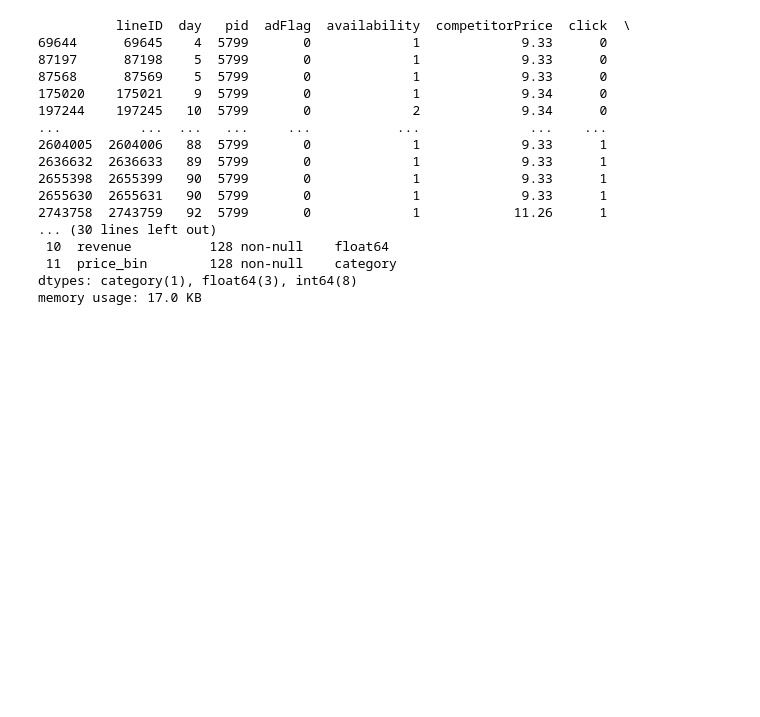
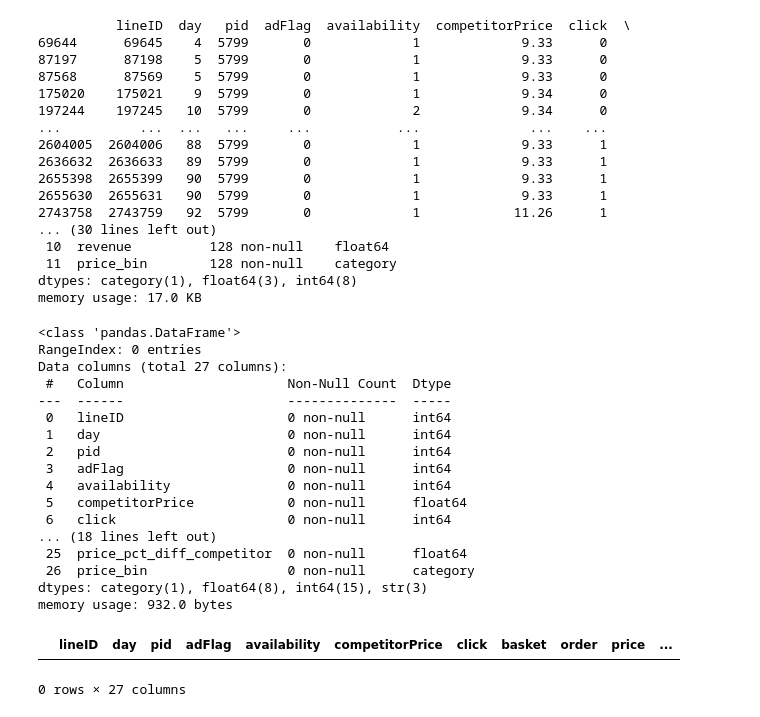
Before and after one commit to Happydeath97/analyticalProjectProductPricing, a Jupyter notebook: notebooks/EDA_Said.ipynb, the cells around one changed output. Cells and saved outputs as stored; diff of their text form; code cells hidden in the pictures; blank space fills up the shorter version.

```diff
--- a/notebooks/EDA_Said.ipynb
+++ b/notebooks/EDA_Said.ipynb
@@ -511,3 +511,27 @@ count_pid5799.info()
  11  price_bin        128 non-null    category
 dtypes: category(1), float64(3), int64(8)
 memory usage: 17.0 KB
+# %%
+price_equals_0 = processedTrain[processedTrain['competitorPrice'].eq(0)]
+price_equals_0.info()
+price_equals_0.head()
+# %% [output]
+<class 'pandas.DataFrame'>
+RangeIndex: 0 entries
+Data columns (total 27 columns):
+ #   Column                     Non-Null Count  Dtype
+---  ------                     --------------  -----
+ 0   lineID                     0 non-null      int64
+ 1   day                        0 non-null      int64
+ 2   pid                        0 non-null      int64
+ 3   adFlag                     0 non-null      int64
+ 4   availability               0 non-null      int64
+ 5   competitorPrice            0 non-null      float64
+ 6   click                      0 non-null      int64
+... (18 lines left out)
+ 25  price_pct_diff_competitor  0 non-null      float64
+ 26  price_bin                  0 non-null      category
+dtypes: category(1), float64(8), int64(15), str(3)
+memory usage: 932.0 bytes
+|  | lineID | day | pid | adFlag | availability | competitorPrice | click | basket | order | price | ... |
+0 rows × 27 columns
```
Also changed, not shown: parts of 3 cells of this notebook, 2 other files.
